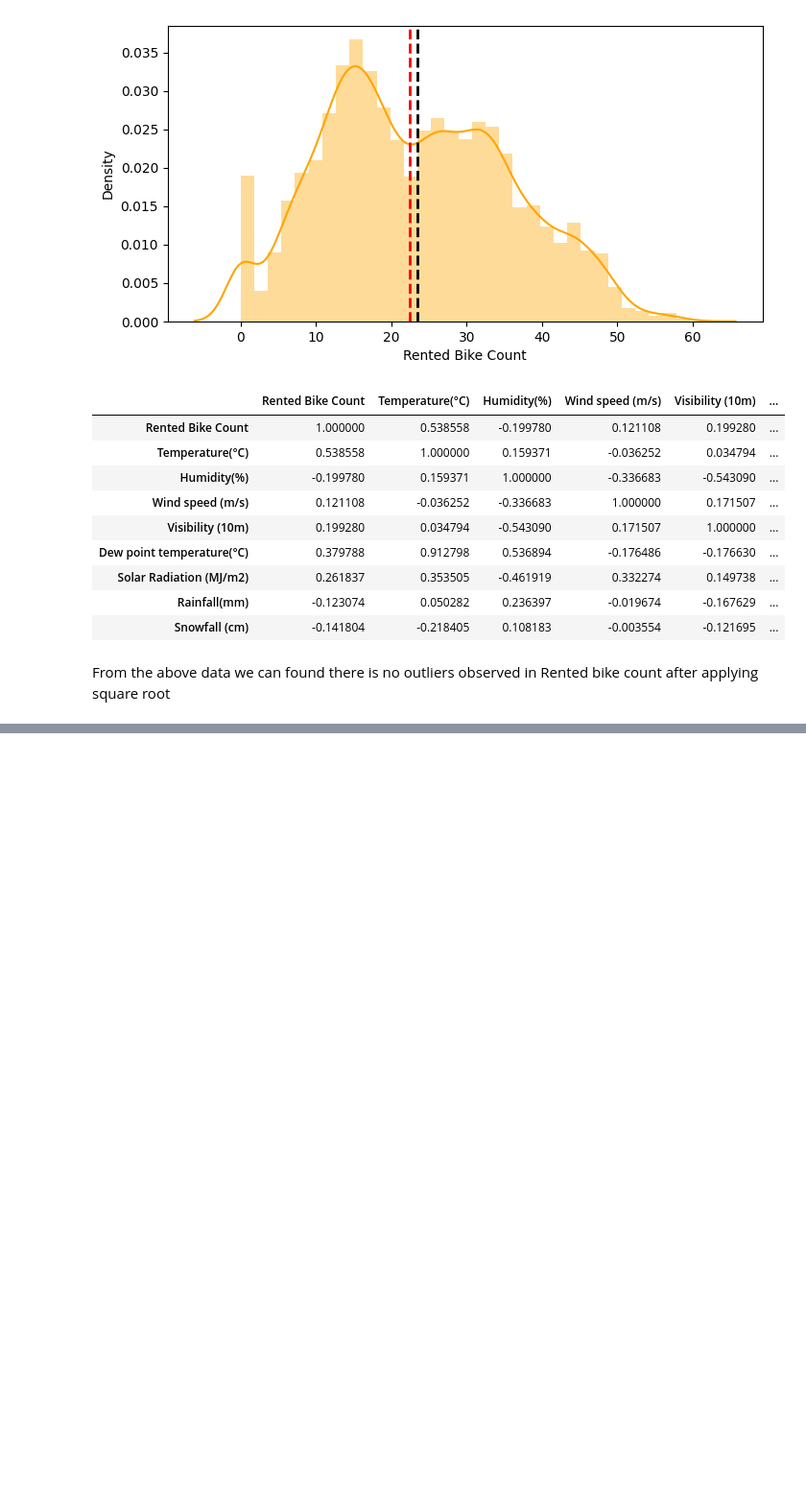
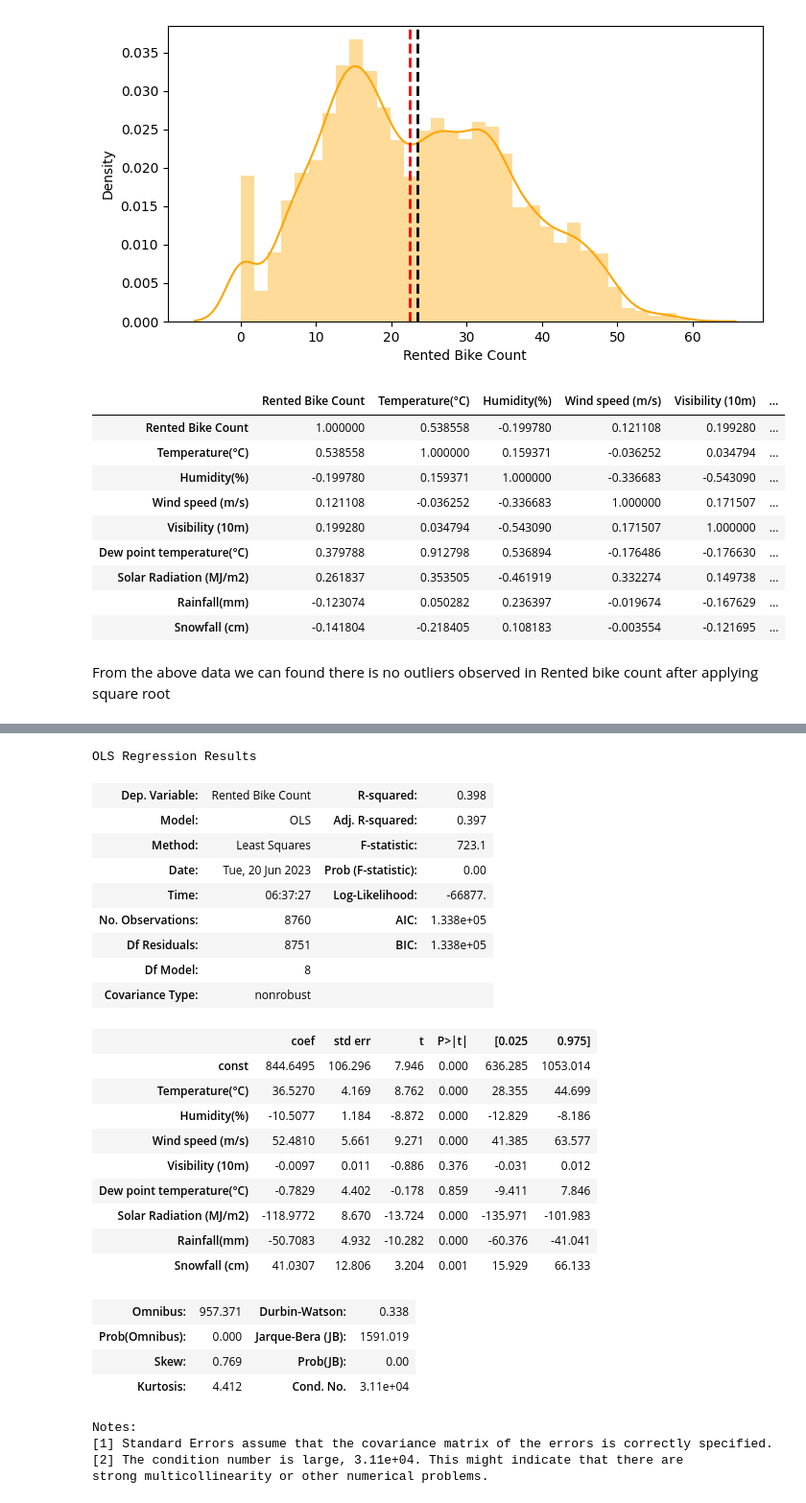
Before and after one commit to mrjupitercairo/BikeSharing, a Jupyter notebook: Capstone_Project.ipynb, the cells around one changed output, grey strips where cells are left out. Shown at 96% size. Cells and saved outputs as stored; diff of their text form; code cells hidden in the pictures; blank space fills up the shorter version.

```diff
--- a/Capstone_Project.ipynb
+++ b/Capstone_Project.ipynb
@@ -484,0 +520,32 @@ From the above data we can found there is no outliers observed in Rented bike co
+# %%
+model= sm.OLS(Y, X).fit()
+model.summary()
+# %% [output]
+OLS Regression Results
+| Dep. Variable: | Rented Bike Count | R-squared: | 0.398 |
+| Model: | OLS | Adj. R-squared: | 0.397 |
+| Method: | Least Squares | F-statistic: | 723.1 |
+| Date: | Tue, 20 Jun 2023 | Prob (F-statistic): | 0.00 |
+| Time: | 06:37:27 | Log-Likelihood: | -66877. |
+| No. Observations: | 8760 | AIC: | 1.338e+05 |
+| Df Residuals: | 8751 | BIC: | 1.338e+05 |
+| Df Model: | 8 |  |  |
+| Covariance Type: | nonrobust |  |  |
+|  | coef | std err | t | P>|t| | [0.025 | 0.975] |
+| const | 844.6495 | 106.296 | 7.946 | 0.000 | 636.285 | 1053.014 |
+| Temperature(°C) | 36.5270 | 4.169 | 8.762 | 0.000 | 28.355 | 44.699 |
+| Humidity(%) | -10.5077 | 1.184 | -8.872 | 0.000 | -12.829 | -8.186 |
+| Wind speed (m/s) | 52.4810 | 5.661 | 9.271 | 0.000 | 41.385 | 63.577 |
+| Visibility (10m) | -0.0097 | 0.011 | -0.886 | 0.376 | -0.031 | 0.012 |
+| Dew point temperature(°C) | -0.7829 | 4.402 | -0.178 | 0.859 | -9.411 | 7.846 |
+| Solar Radiation (MJ/m2) | -118.9772 | 8.670 | -13.724 | 0.000 | -135.971 | -101.983 |
+| Rainfall(mm) | -50.7083 | 4.932 | -10.282 | 0.000 | -60.376 | -41.041 |
+| Snowfall (cm) | 41.0307 | 12.806 | 3.204 | 0.001 | 15.929 | 66.133 |
+| Omnibus: | 957.371 | Durbin-Watson: | 0.338 |
+| Prob(Omnibus): | 0.000 | Jarque-Bera (JB): | 1591.019 |
+| Skew: | 0.769 | Prob(JB): | 0.00 |
+| Kurtosis: | 4.412 | Cond. No. | 3.11e+04 |
+Notes:
+[1] Standard Errors assume that the covariance matrix of the errors is correctly specified.
+[2] The condition number is large, 3.11e+04. This might indicate that there are
+strong multicollinearity or other numerical problems.
```
Also changed, not shown: parts of 8 cells of this notebook.
